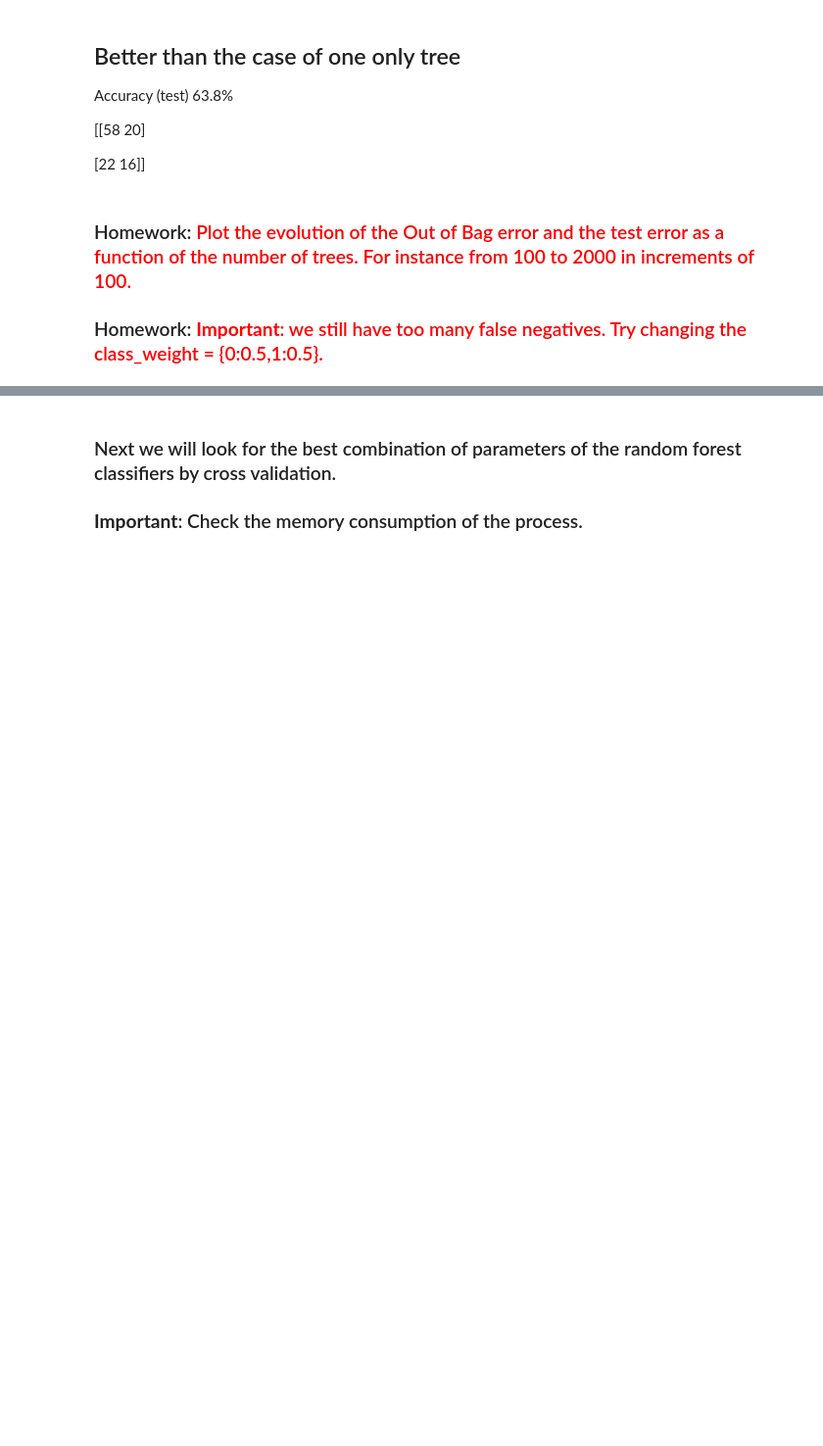
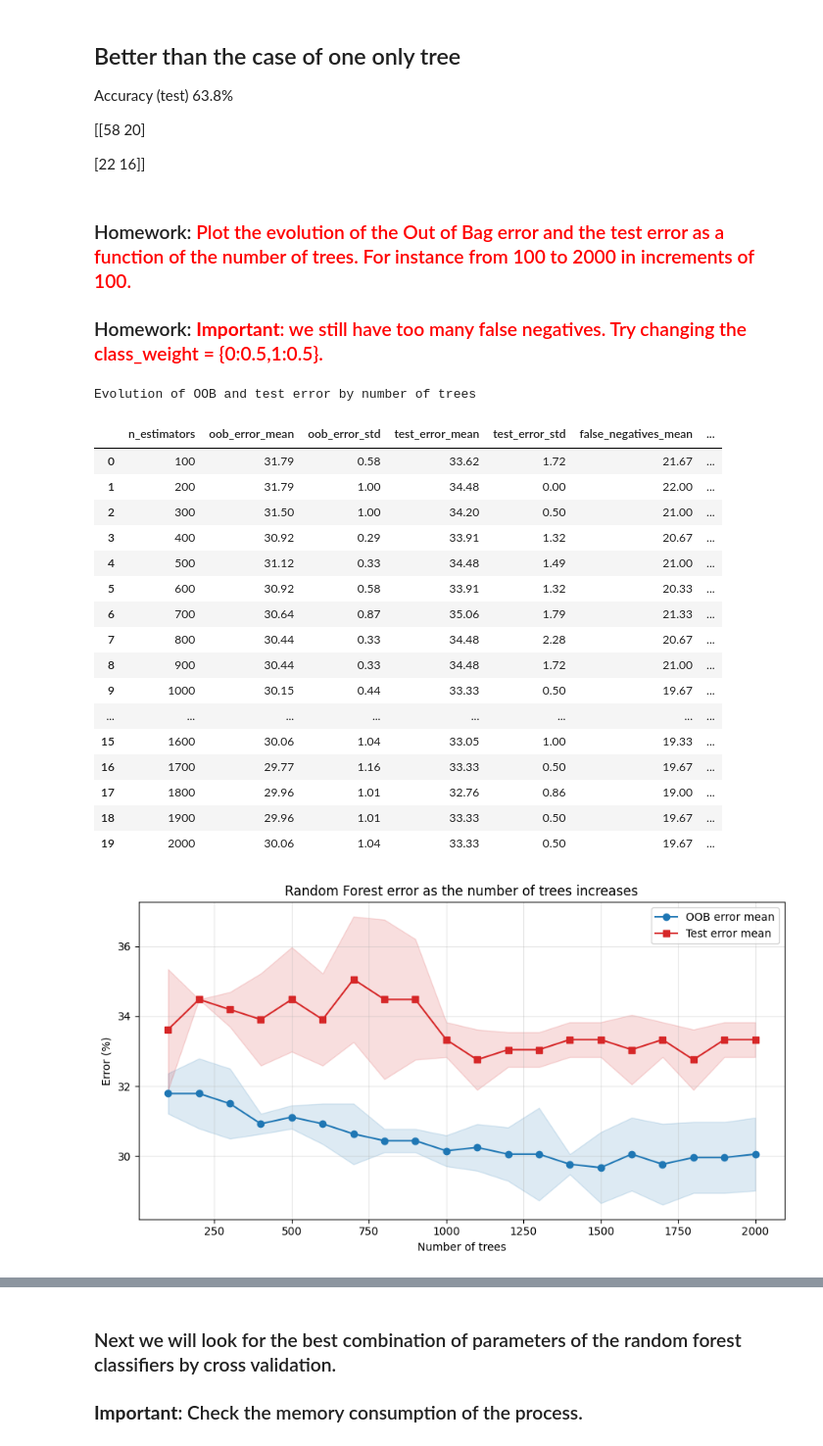
Before and after one commit to unworthyzeus/mlearn-lab, a Jupyter notebook: SeventhPractice/SeventhPractice.ipynb, the cells around one changed output, grey strips where cells are left out. Shown at 98% size. Cells and saved outputs as stored; diff of their text form; code cells hidden in the pictures; blank space fills up the shorter version.

```diff
--- a/SeventhPractice/SeventhPractice.ipynb
+++ b/SeventhPractice/SeventhPractice.ipynb
@@ -207,3 +323,83 @@ Accuracy (test)  63.8%
 ### Homework: <font color='red'>   Plot the evolution of the Out of Bag error and the test error as a function of the number of trees.  For instance from 100 to 2000 in increments of 100.</font>
 
 ### Homework: <font color='red'>    **Important**: we still have too many false negatives. Try  changing the class_weight = {0:0.5,1:0.5}.  </font>
+# %%
+tree_counts = list(range(100, 2001, 100))
+forest_seeds = [1, 2, 3]
+tree_error_rows = []
+
+for n_trees in tree_counts:
+    for model_seed in forest_seeds:
+        _, metrics = evaluate_random_forest(
+            TrainDB,
+            TestDB,
+            n_estimators=n_trees,
+            model_seed=model_seed
+        )
+        tree_error_rows.append({
+            'n_estimators': n_trees,
+            'model_seed': model_seed,
+            **metrics
+        })
+
+tree_error_by_seed = pd.DataFrame(tree_error_rows)
+tree_error_summary = tree_error_by_seed.groupby('n_estimators').agg(
+    oob_error_mean=('oob_error', 'mean'),
+    oob_error_std=('oob_error', 'std'),
+    test_error_mean=('test_error', 'mean'),
+    test_error_std=('test_error', 'std'),
+    false_negatives_mean=('false_negatives', 'mean'),
+    sensitivity_mean=('sensitivity', 'mean')
+).reset_index()
+
+tree_error_display = tree_error_summary.copy()
+for col in ['oob_error_mean', 'oob_error_std', 'test_error_mean', 'test_error_std', 'sensitivity_mean']:
+    tree_error_display[col] = 100 * tree_error_display[col]
+
+print('Evolution of OOB and test error by number of trees')
+display(tree_error_display.round(2))
+
+fig, ax = plt.subplots(figsize=(9, 5))
+ax.plot(tree_error_display['n_estimators'], tree_error_display['oob_error_mean'], marker='o', label='OOB error mean', color='#1f77b4')
+ax.fill_between(
+    tree_error_display['n_estimators'],
+    tree_error_display['oob_error_mean'] - tree_error_display['oob_error_std'],
+    tree_error_display['oob_error_mean'] + tree_error_display['oob_error_std'],
+    color='#1f77b4',
+    alpha=0.15
+)
+ax.plot(tree_error_display['n_estimators'], tree_error_display['test_error_mean'], marker='s', label='Test error mean', color='#d62728')
+ax.fill_between(
+    tree_error_display['n_estimators'],
+    tree_error_display['test_error_mean'] - tree_error_display['test_error_std'],
+    tree_error_display['test_error_mean'] + tree_error_display['test_error_std'],
+    color='#d62728',
+    alpha=0.15
+)
+ax.set_title('Random Forest error as the number of trees increases')
+ax.set_xlabel('Number of trees')
+ax.set_ylabel('Error (%)')
+ax.grid(True, alpha=0.3)
+ax.legend()
+plt.tight_layout()
+plt.show()
+# %% [output]
+Evolution of OOB and test error by number of trees
+|  | n_estimators | oob_error_mean | oob_error_std | test_error_mean | test_error_std | false_negatives_mean | ... |
+| 0 | 100 | 31.79 | 0.58 | 33.62 | 1.72 | 21.67 | ... |
+| 1 | 200 | 31.79 | 1.00 | 34.48 | 0.00 | 22.00 | ... |
+| 2 | 300 | 31.50 | 1.00 | 34.20 | 0.50 | 21.00 | ... |
+| 3 | 400 | 30.92 | 0.29 | 33.91 | 1.32 | 20.67 | ... |
+| 4 | 500 | 31.12 | 0.33 | 34.48 | 1.49 | 21.00 | ... |
+| 5 | 600 | 30.92 | 0.58 | 33.91 | 1.32 | 20.33 | ... |
+| 6 | 700 | 30.64 | 0.87 | 35.06 | 1.79 | 21.33 | ... |
+| 7 | 800 | 30.44 | 0.33 | 34.48 | 2.28 | 20.67 | ... |
+| 8 | 900 | 30.44 | 0.33 | 34.48 | 1.72 | 21.00 | ... |
+| 9 | 1000 | 30.15 | 0.44 | 33.33 | 0.50 | 19.67 | ... |
+| ... | ... | ... | ... | ... | ... | ... | ... |
+| 15 | 1600 | 30.06 | 1.04 | 33.05 | 1.00 | 19.33 | ... |
+| 16 | 1700 | 29.77 | 1.16 | 33.33 | 0.50 | 19.67 | ... |
+| 17 | 1800 | 29.96 | 1.01 | 32.76 | 0.86 | 19.00 | ... |
+| 18 | 1900 | 29.96 | 1.01 | 33.33 | 0.50 | 19.67 | ... |
+| 19 | 2000 | 30.06 | 1.04 | 33.33 | 0.50 | 19.67 | ... |
+[figure, added]
```
Also changed, not shown: parts of 19 cells of this notebook, 2 other files.
